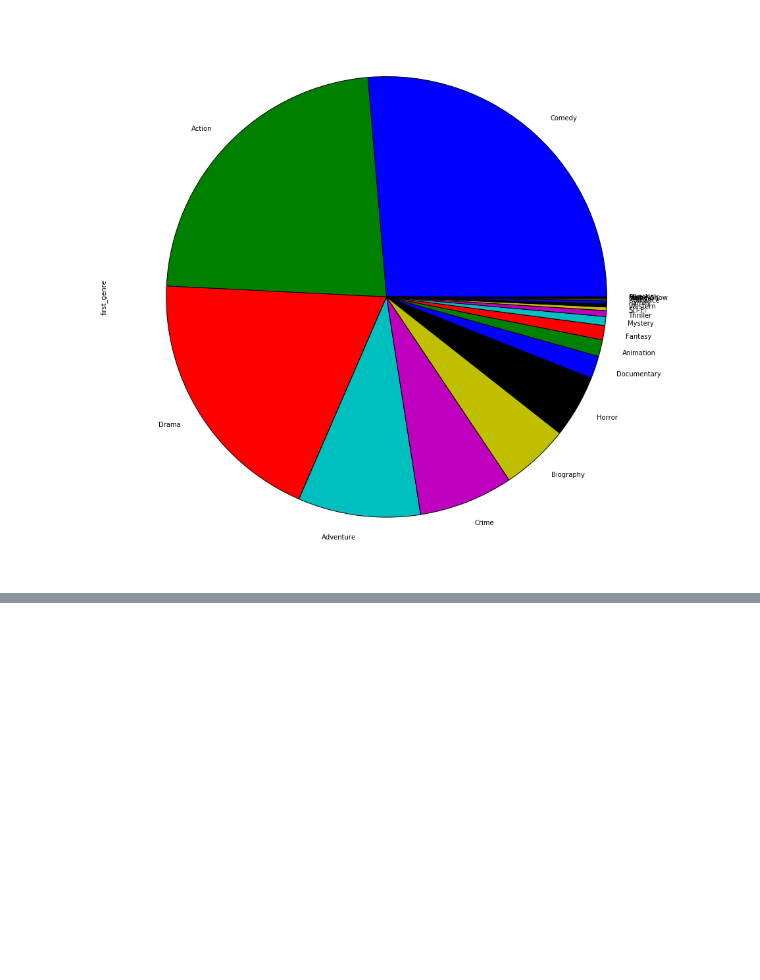
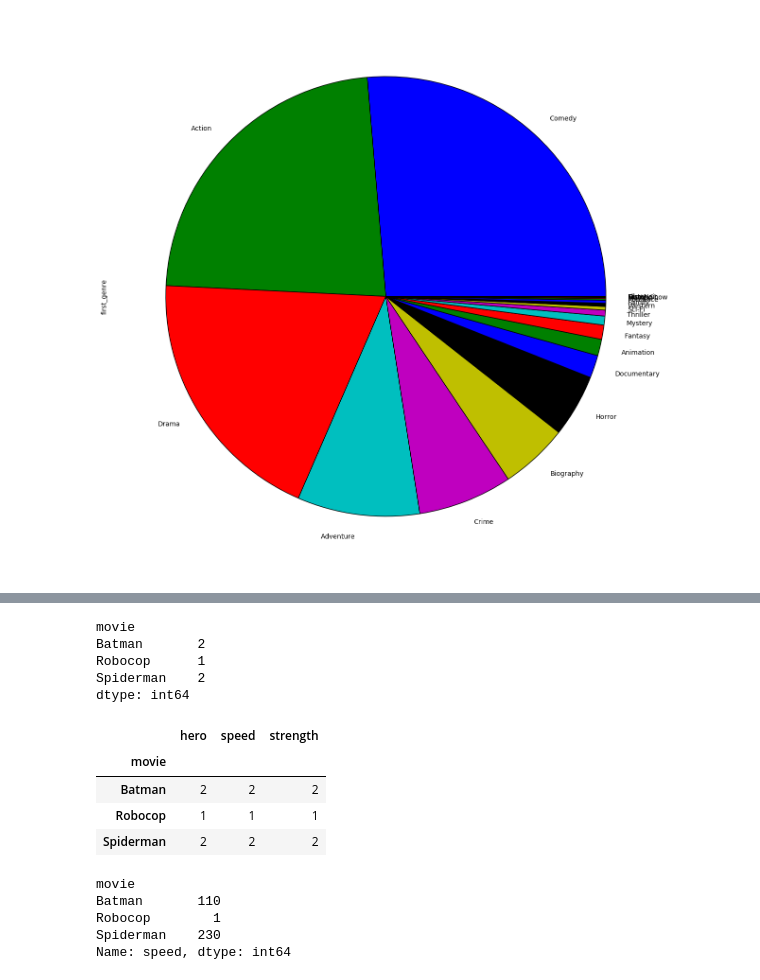
Before and after one commit to grechut/first-steps-with-pandas, a Jupyter notebook: pyconpl-workshop/first-steps-with-pandas-with-solutions.ipynb, the cells around one changed output, grey strips where cells are left out. Saved outputs shown, nothing was run; the diff lists cells and outputs as text; code cells hidden in the pictures; blank space fills up the shorter version.

```diff
--- a/pyconpl-workshop/first-steps-with-pandas-with-solutions.ipynb
+++ b/pyconpl-workshop/first-steps-with-pandas-with-solutions.ipynb
@@ -942,0 +975,24 @@ movies['first_genre'].value_counts().plot(
+# %%
+movie_heroes.groupby('movie').size()
+# %% [output]
+movie
+Batman       2
+Robocop      1
+Spiderman    2
+dtype: int64
+# %%
+movie_heroes.groupby('movie').count()
+# %% [output]
+|  | hero | speed | strength |
+| movie |  |  |  |
+| Batman | 2 | 2 | 2 |
+| Robocop | 1 | 1 | 1 |
+| Spiderman | 2 | 2 | 2 |
+# %%
+movie_heroes.groupby('movie')['speed'].sum()
+# %% [output]
+movie
+Batman       110
+Robocop        1
+Spiderman    230
+Name: speed, dtype: int64
```
Also changed, not shown: parts of 36 cells of this notebook.
